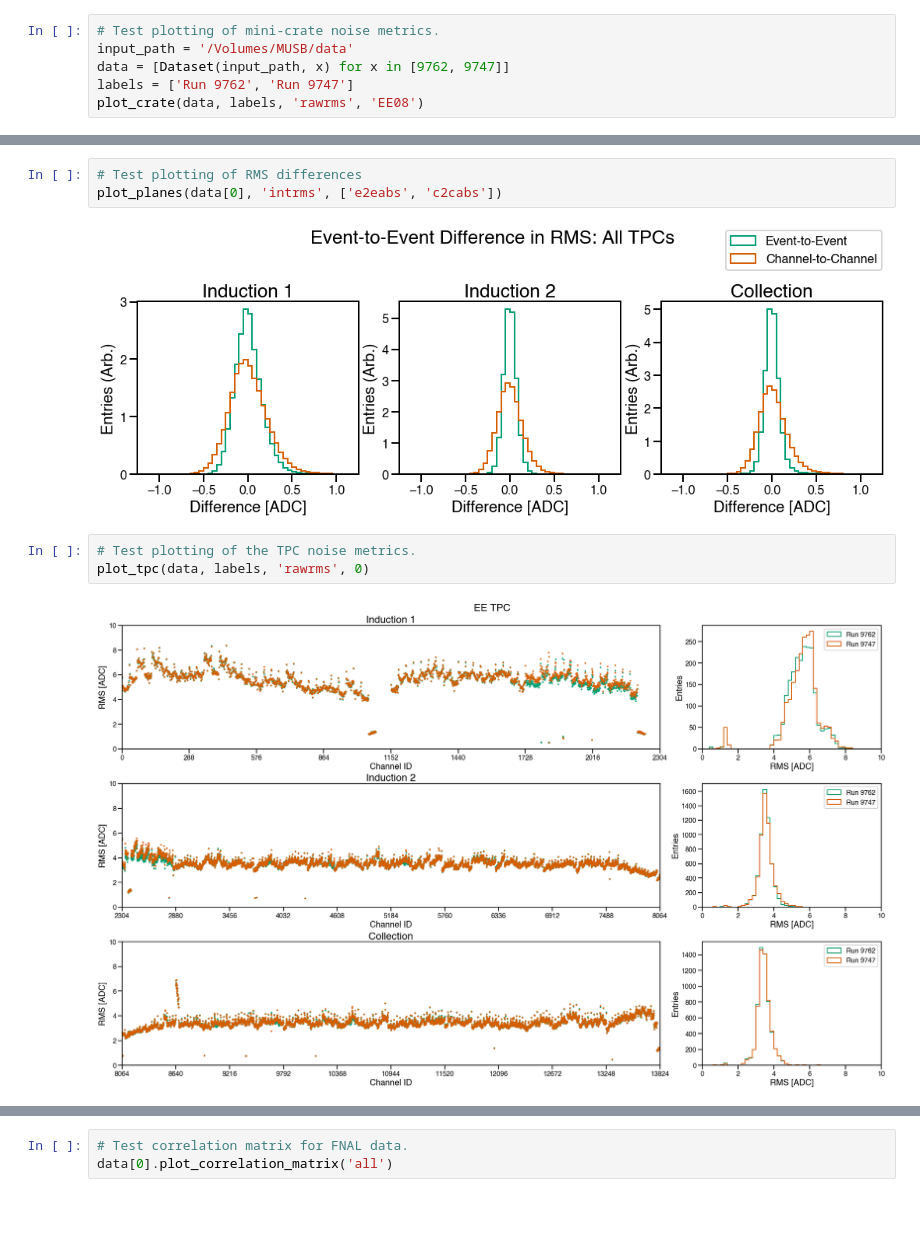
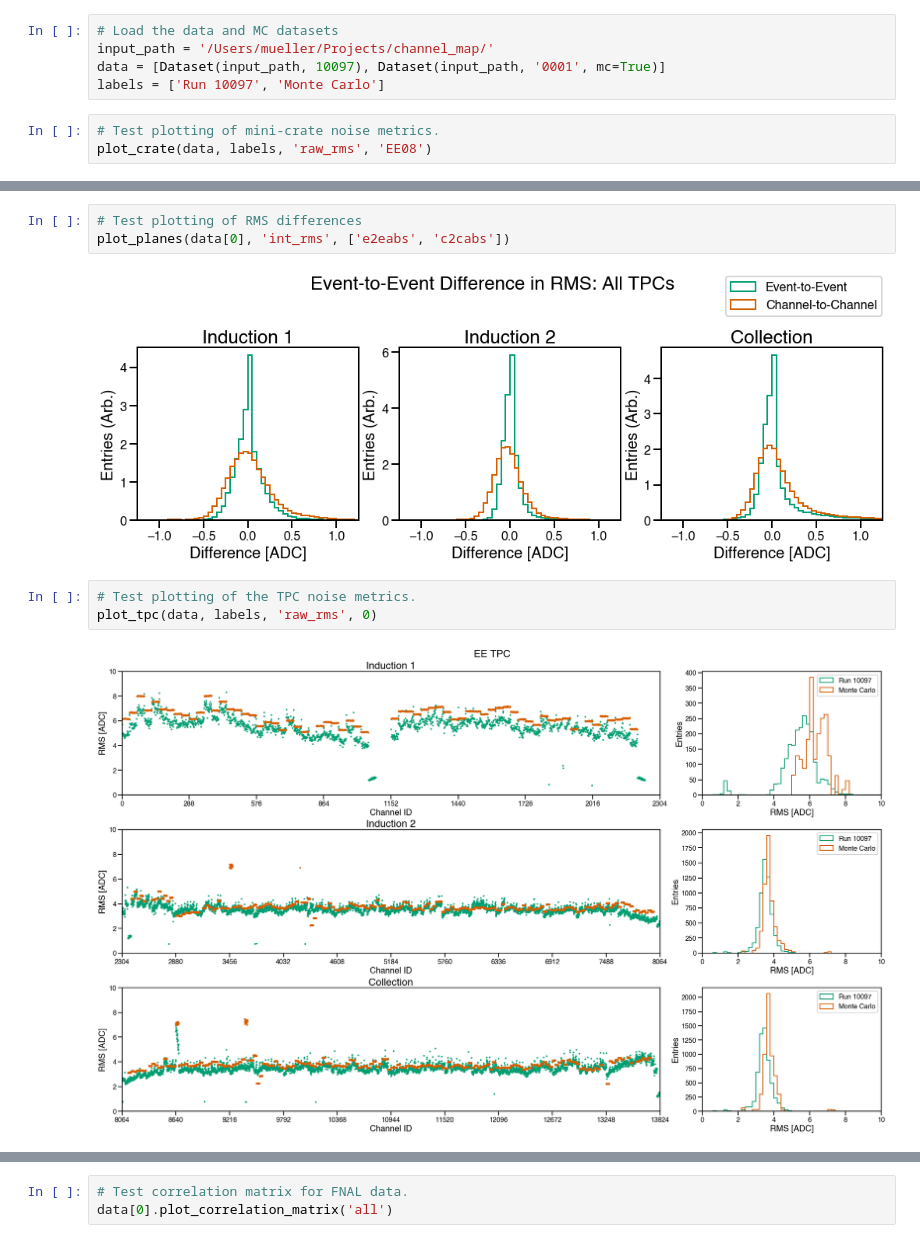
Before and after one commit to justinjmueller/icarus_tpc_analysis, a Jupyter notebook: noise.ipynb, the cells around one changed output, grey strips where cells are left out. Drawn from its saved outputs; the diff is of its cells as text; blank space fills up the shorter version.

Commit message:
Fixed bugs related to new noise data format

```diff
--- a/noise.ipynb
+++ b/noise.ipynb
@@ -25,7 +7,9 @@ plot_tpc(data, labels, 'rawrms', 1)
+# %%
+# Load the data and MC datasets
+input_path = '/Users/mueller/Projects/channel_map/'
+data = [Dataset(input_path, 10097), Dataset(input_path, '0001', mc=True)]
+labels = ['Run 10097', 'Monte Carlo']
 # %%
 # Test plotting of mini-crate noise metrics.
-input_path = '/Volumes/MUSB/data'
-data = [Dataset(input_path, x) for x in [9762, 9747]]
-labels = ['Run 9762', 'Run 9747']
-plot_crate(data, labels, 'rawrms', 'EE08')
+plot_crate(data, labels, 'raw_rms', 'EE08')
 # %% [output]
@@ -53,12 +17,12 @@ array([1.0912848e+02, 1.8071290e+03, 8.2929370e+02, ..., 1.7386375e+01,
 # %%
 # Test plotting of RMS differences
-plot_planes(data[0], 'intrms', ['e2eabs', 'c2cabs'])
+plot_planes(data[0], 'int_rms', ['e2eabs', 'c2cabs'])
 # %% [output]
-[figure, old version]
+[figure, new version]
 # %%
 # Test plotting of the TPC noise metrics.
-plot_tpc(data, labels, 'rawrms', 0)
+plot_tpc(data, labels, 'raw_rms', 0)
 # %% [output]
-[figure, old version]
+[figure, new version]
 # %%
 # Test plotting of the full TPC using a "plane-view"
```
Also changed, not shown: parts of 12 cells of this notebook.
